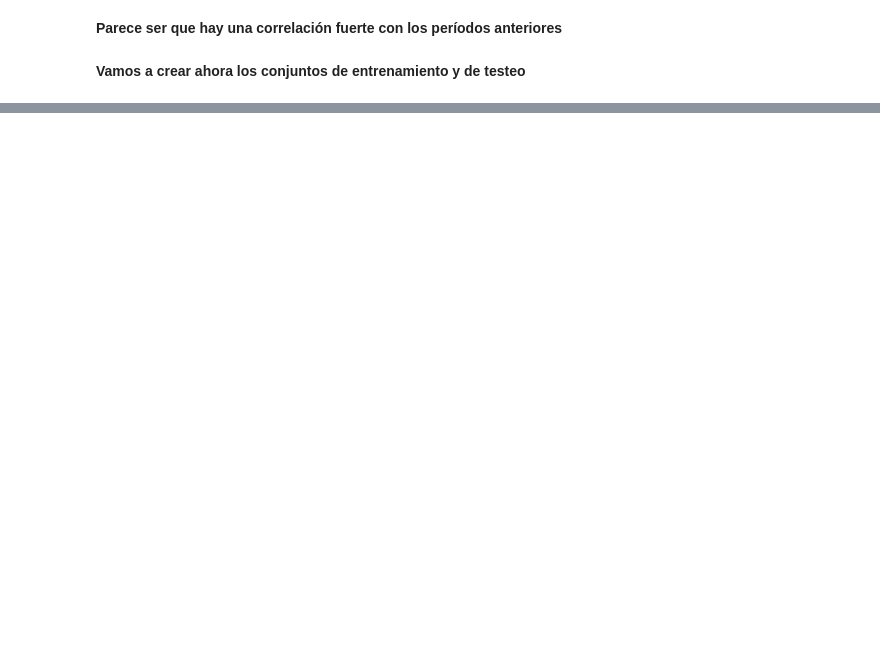
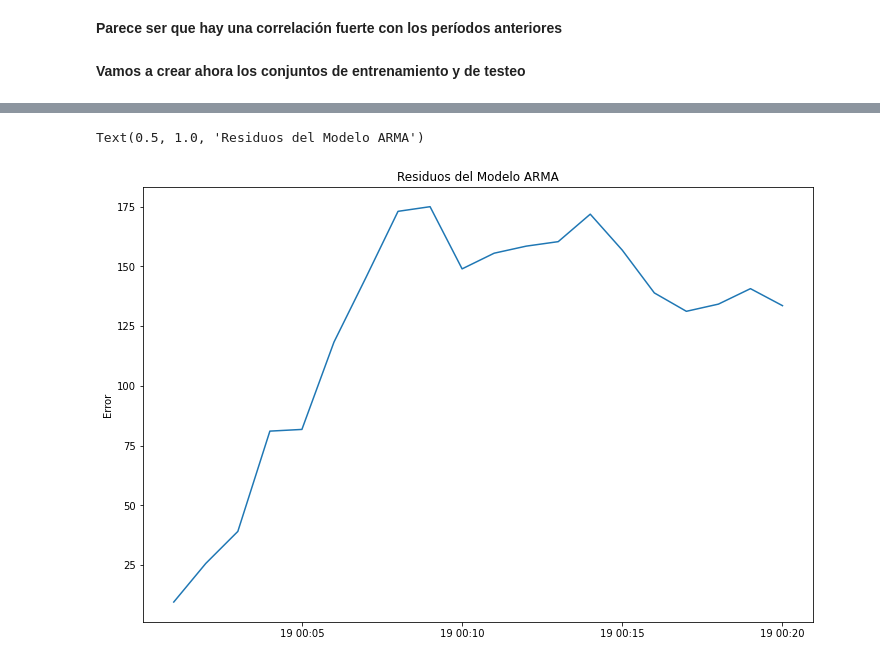
Before and after one commit to RafaAyGar/Python-for-Time-Series-Analysis, a Jupyter notebook: Code/Models - Autoregressive Model.ipynb, the cells around one changed output, grey strips where cells are left out. Drawn from its saved outputs; the diff is of its cells as text; code cells hidden in the pictures; blank space fills up the shorter version.

```diff
--- a/Code/Models - Autoregressive Model.ipynb
+++ b/Code/Models - Autoregressive Model.ipynb
@@ -95,0 +147,4 @@ test_data
+# %%
+prediction_start_date = test_data.index[0]
+prediction_end_date = test_data.index[19]
+print(f"We will do prediction from {prediction_start_date} to {prediction_end_date}")
@@ -95,0 +153,11 @@ test_data
+# %%
+predictions = fitted_model.predict(start=prediction_start_date, end=prediction_end_date)
+residuals = test_data['Close'][:20] - predictions
+# %%
+fig = plt.figure(figsize=(12, 8))
+plt.plot(residuals)
+plt.ylabel("Error")
+plt.title("Residuos del Modelo ARMA")
+# %% [output]
+Text(0.5, 1.0, 'Residuos del Modelo ARMA')
+[figure, added]
```
Also changed, not shown: parts of 15 cells of this notebook, 2 other files.
